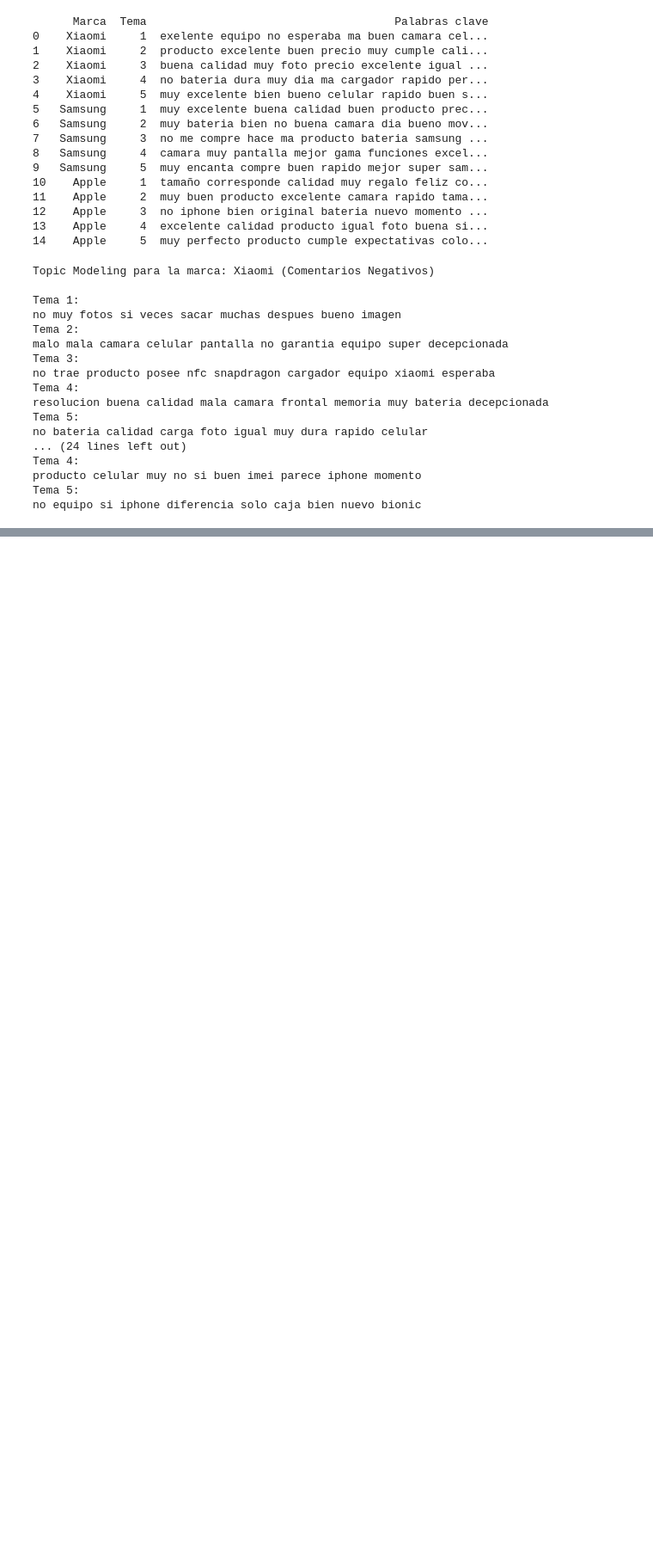
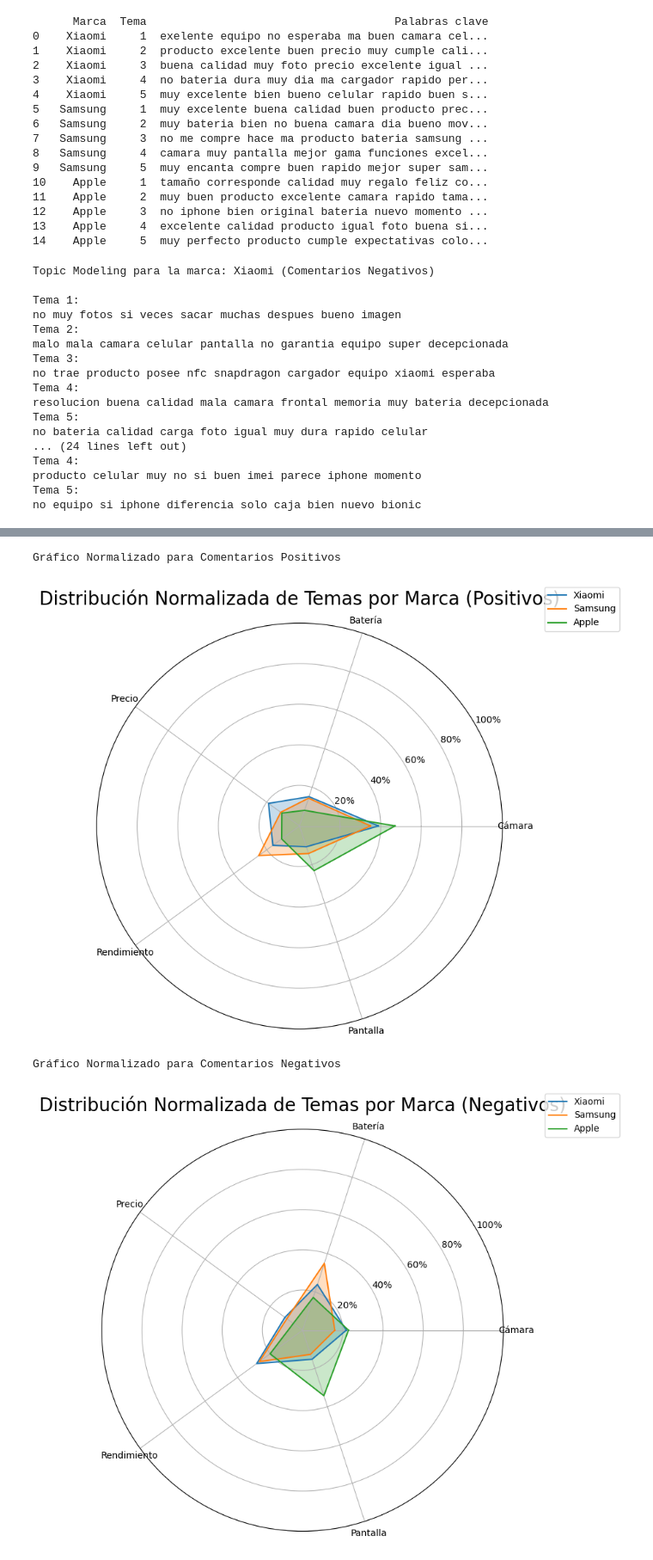
Before and after one commit to Juanpa21012/NLP-Sentiment-Analysis-of-Smartphone-Brands-Using-Web-Scrapping, a Jupyter notebook: Webscrapping/Testing-RR.ipynb, the cells around one changed output, grey strips where cells are left out. Shown at 86% size. Drawn from its saved outputs; the diff is of its cells as text; code cells hidden in the pictures; blank space fills up the shorter version.

```diff
--- a/Webscrapping/Testing-RR.ipynb
+++ b/Webscrapping/Testing-RR.ipynb
@@ -773,0 +957,58 @@ no equipo si iphone diferencia solo caja bien nuevo bionic
+# %%
+# Función para preparar los datos normalizados para gráficos de radar
+def preparar_datos_radar_normalizado(resultados, marcas, temas):
+    radar_data = {}
+    for marca in marcas:
+        marca_data = resultados[resultados['Marca'] == marca]
+        total_comentarios = marca_data['Total_Comentarios'].sum()  # Total de comentarios de la marca
+        valores = []
+        for tema in temas.keys():
+            total = marca_data[marca_data['Temas'] == tema]['Total_Comentarios'].sum()
+            porcentaje = (total / total_comentarios) * 100 if total_comentarios > 0 else 0  # Normalizar
+            valores.append(porcentaje)
+        radar_data[marca] = valores
+    return radar_data
+
+# Preparar los datos normalizados para gráficos
+radar_positivos_normalizado = preparar_datos_radar_normalizado(temas_positivos, marcas, temas)
+radar_negativos_normalizado = preparar_datos_radar_normalizado(temas_negativos, marcas, temas)
+
+# Función para graficar radar charts normalizados
+def graficar_radar_normalizado(data, temas, titulo):
+    categorias = list(temas.keys())
+    N = len(categorias)
+
+    # Ángulo de cada eje
+    angles = np.linspace(0, 2 * np.pi, N, endpoint=False).tolist()
+    angles += angles[:1]  # Cerrar el círculo
+
+    # Crear subgráficos
+    fig, ax = plt.subplots(figsize=(8, 8), subplot_kw=dict(polar=True))
+
+    for marca, valores in data.items():
+        valores += valores[:1]  # Cerrar el círculo
+        ax.plot(angles, valores, label=marca)
+        ax.fill(angles, valores, alpha=0.25)
+
+    # Configuración del gráfico
+    ax.set_title(titulo, size=20, pad=20)
+    ax.set_xticks(angles[:-1])
+    ax.set_xticklabels(categorias)
+    ax.set_rlabel_position(30)
+    ax.set_yticks([20, 40, 60, 80, 100])  # Límites de porcentaje
+    ax.set_yticklabels(["20%", "40%", "60%", "80%", "100%"])
+    ax.legend(loc='upper right', bbox_to_anchor=(1.3, 1.1))
+
+    plt.show()
+
+# Graficar radar charts normalizados
+print("Gráfico Normalizado para Comentarios Positivos")
+graficar_radar_normalizado(radar_positivos_normalizado, temas, "Distribución Normalizada de Temas por Marca (Positivos)")
+
+print("Gráfico Normalizado para Comentarios Negativos")
+graficar_radar_normalizado(radar_negativos_normalizado, temas, "Distribución Normalizada de Temas por Marca (Negativos)")
+# %% [output]
+Gráfico Normalizado para Comentarios Positivos
+[figure, added]
+Gráfico Normalizado para Comentarios Negativos
+[figure, added]
```
Also changed, not shown: parts of 7 cells of this notebook, 1 other file.
